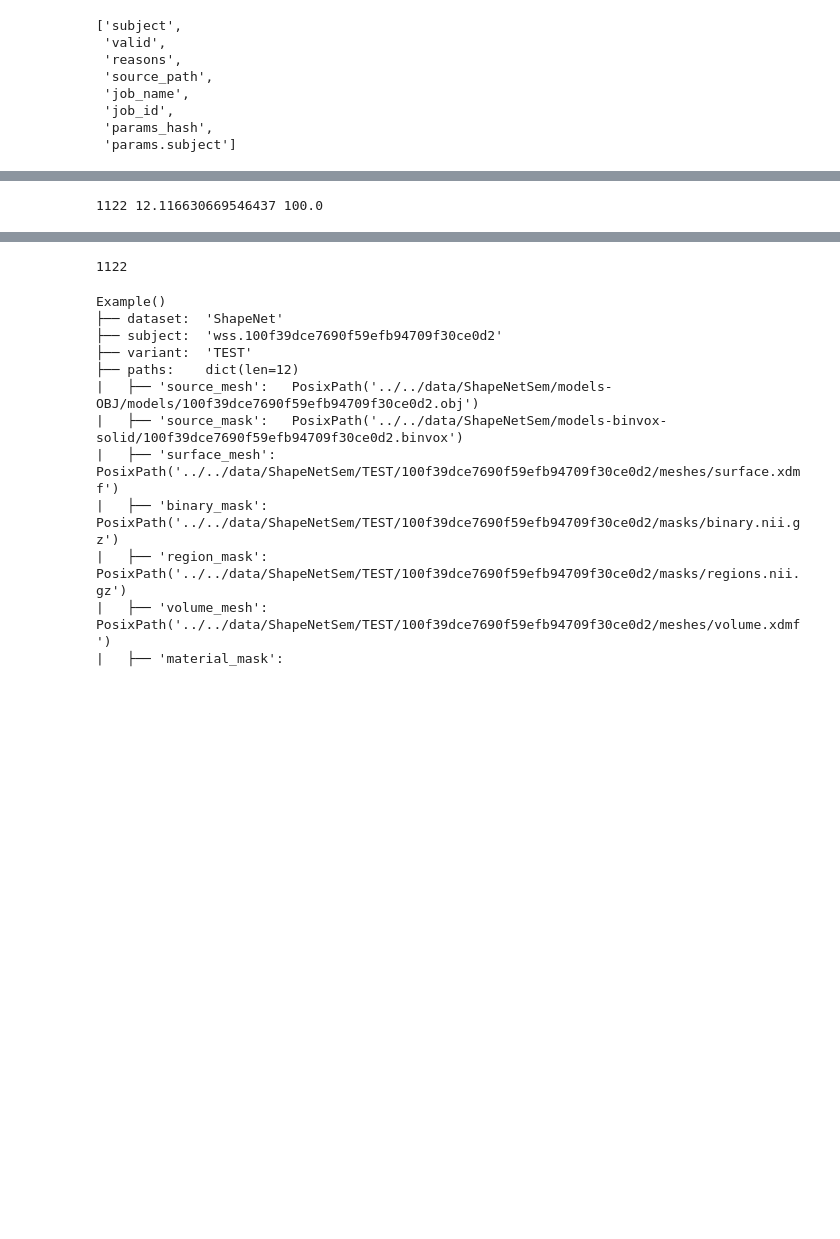
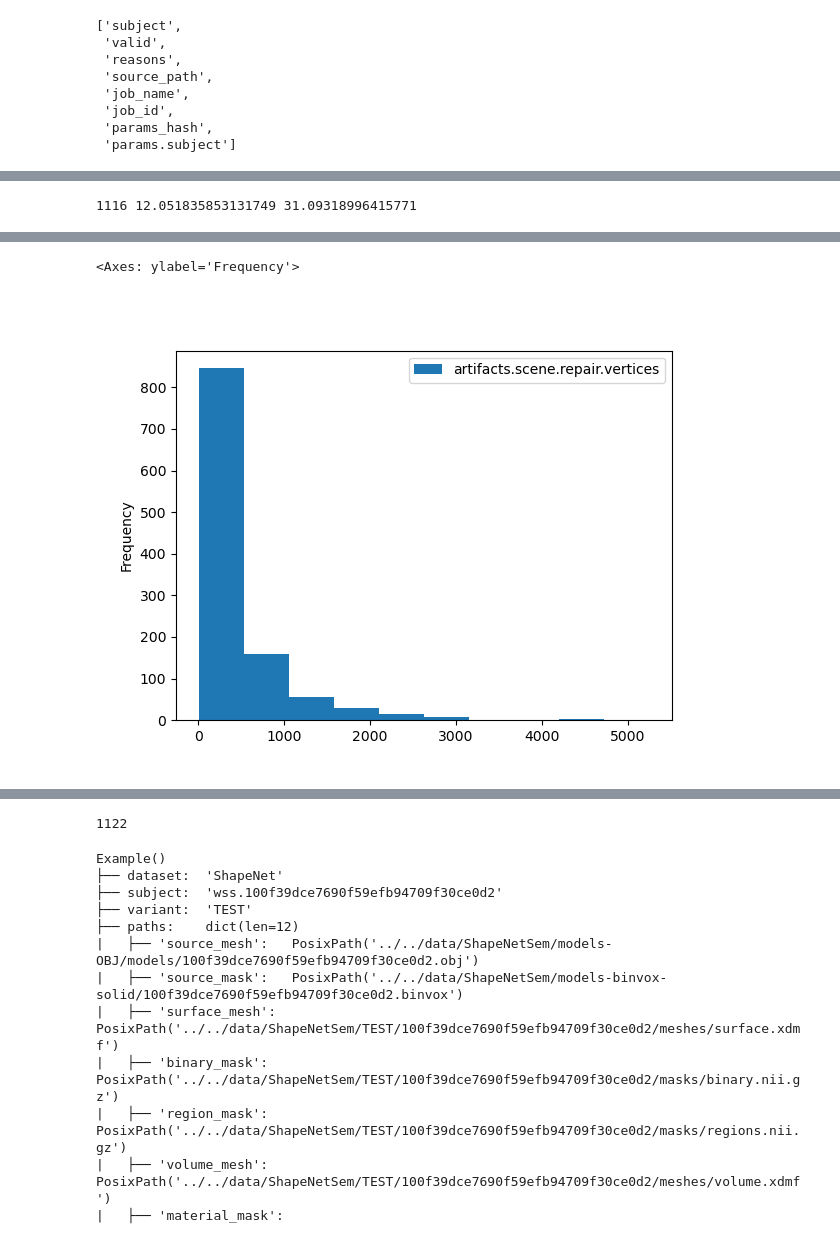
Before and after one commit to mattragoza/lung-project, a Jupyter notebook: notebooks/shapenet/00-validation.ipynb, the cells around one changed output, grey strips where cells are left out. Cells and saved outputs as stored; diff of their text form; code cells hidden in the pictures; blank space fills up the shorter version.

```diff
--- a/notebooks/shapenet/00-validation.ipynb
+++ b/notebooks/shapenet/00-validation.ipynb
@@ -223,12 +261,15 @@ def rel_error(a, b):
     from numpy.linalg import norm
     return norm(a - b) / norm(b)
 
+sel = df['metadata.valid']
 errors = []
-for i, row in df[m].iterrows():
+for i, row in df[sel].iterrows():
     subj = row['subject']
-    dims = parse_vector(row['metadata.dims_by_unit'])
+    unit = row['metadata.unit.value']
+    dims = parse_vector(row['metadata.dims.xyz_m'])
     extent = parse_vector(row['artifacts.scene.mesh.extent'])
-    error = rel_error(dims[[0,2,1]] / 100., extent)
+    error = rel_error(dims, extent * unit)
     errors.append(error)
 
-df.loc[m, 'dims_error'] = errors
+df.loc[sel, 'dims_error'] = errors
+df[['dims_error']].describe().T
@@ -240,20 +334,28 @@ def check_category_set(x):
     return not (ast.literal_eval(x) & CATEGORY_BLACKLIST)
 
 m = (
-    (df['artifacts.scene.geometries'] > 1) &
+    #df['valid'] &
+    #(df['metadata.valid']) &
+    #(df['dims_error'] < 1e-2) &
+    (df['paths.valid']) &
+    (df['artifacts.valid']) &
+    (df['artifacts.scene.geometries'] >= 1) &
     (df['artifacts.scene.geometries'] <= 10) &
     (df['artifacts.scene.mesh.vertices'] > 100) &
-    (df['artifacts.scene.mesh.vertices'] <= 500000) &
-    (df['artifacts.scene.repair.is_watertight']) &
-    (df['artifacts.scene.repair.volume'] > 0 ) &
+    (df['artifacts.scene.mesh.vertices'] < 50000) &
+    (df['artifacts.scene.repair.watertight']) &
+    (df['artifacts.scene.repair.volume'] > 8**3) &
     (df['artifacts.scene.repair.convexity'] > 0.5) &
-    (df['artifacts.binvox.array.nonzero'] > 32**3) &
-    (df['artifacts.binvox.clean.thickness_p50'] > 5) &
+    (df['artifacts.scene.repair.components'] == 1) &
+    (df['artifacts.binvox.clean.components'] == 1) &
+    (df['artifacts.binvox.clean.nonzero'] > 16**3) &
+    #(df['artifacts.binvox.clean.thickness_p5'] >= 2) &
+    (df['artifacts.binvox.clean.thickness_p50'] >= 4) &
     (df['metadata.category.set']).map(check_category_set) &
-    (df['dims_error'] < 1e-2) # dims are interpretable
+    True
 )
 print(m.sum(), m.mean() * 100, df[m].valid.mean() * 100)
 
-df[m].groupby(['valid'], sort=False)[art_cols].describe().stack().T
+df.loc[m, ['artifacts.scene.repair.vertices']].plot.hist()
 # %% [output]
-1122 12.116630669546437 100.0
+1116 12.051835853131749 31.09318996415771
@@ -277,0 +362,2 @@ df[m].groupby(['valid'], sort=False)[art_cols].describe().stack().T
+<Axes: ylabel='Frequency'>
+[figure, added]
```
Also changed, not shown: parts of 19 cells of this notebook, 18 other files.
